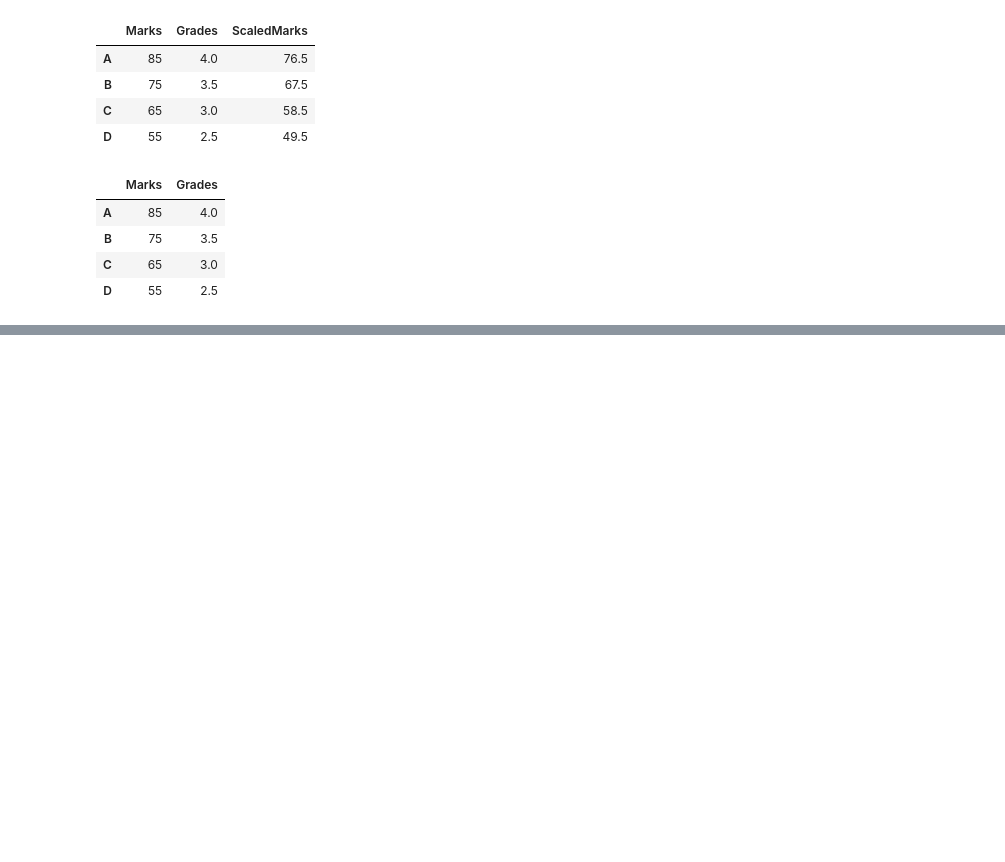
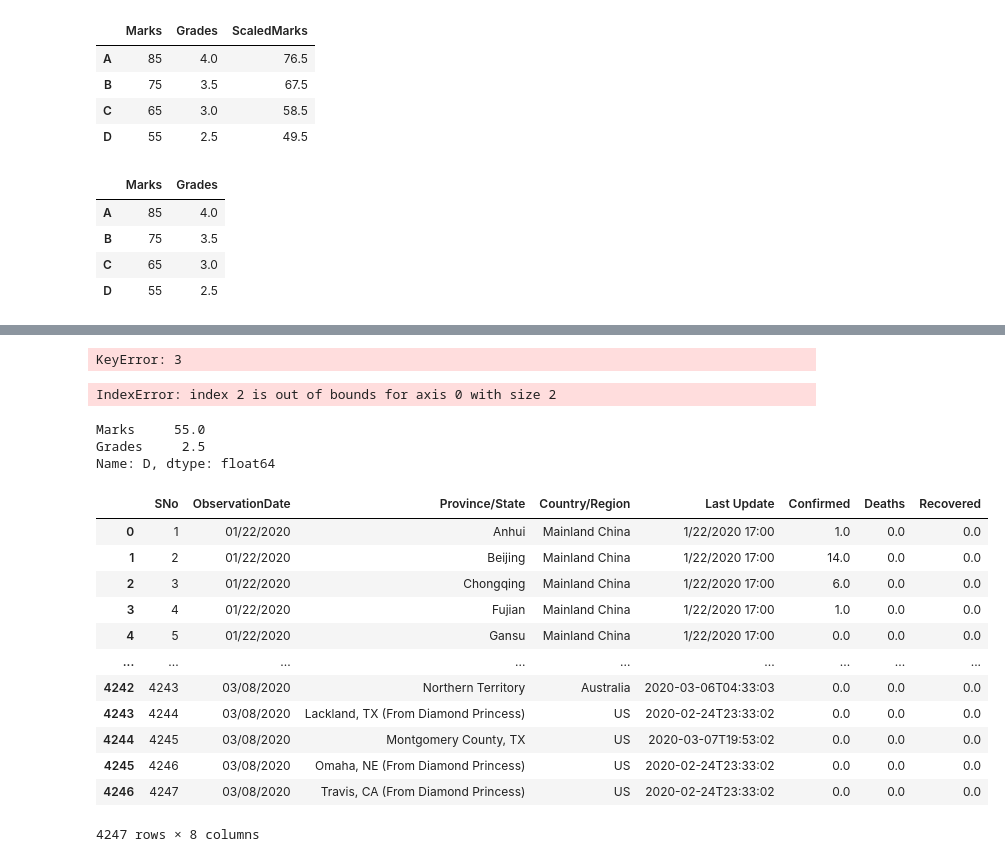
Before and after one commit to GabrielGMChaves/2024, a Jupyter notebook: January/Numpy.ipynb, the cells around one changed output, grey strips where cells are left out. Drawn from its saved outputs; the diff is of its cells as text; code cells hidden in the pictures; blank space fills up the shorter version.

```diff
--- a/January/Numpy.ipynb
+++ b/January/Numpy.ipynb
@@ -778,0 +904,14 @@ d
+# %%
+d.loc[3]
+# %% [output]
+KeyError: 3
+# %%
+d.iloc[3,2]
+# %% [output]
+IndexError: index 2 is out of bounds for axis 0 with size 2
+# %%
+d.iloc[3,:]
+# %% [output]
+Marks     55.0
+Grades     2.5
+Name: D, dtype: float64
@@ -778,0 +920,18 @@ d
+# %%
+df = pd.read_csv("C:/Users/bielz/OneDrive/Documentos/GitHub/2024/January/covid_19_data.csv")
+# %%
+df
+# %% [output]
+|  | SNo | ObservationDate | Province/State | Country/Region | Last Update | Confirmed | Deaths | Recovered |
+| 0 | 1 | 01/22/2020 | Anhui | Mainland China | 1/22/2020 17:00 | 1.0 | 0.0 | 0.0 |
+| 1 | 2 | 01/22/2020 | Beijing | Mainland China | 1/22/2020 17:00 | 14.0 | 0.0 | 0.0 |
+| 2 | 3 | 01/22/2020 | Chongqing | Mainland China | 1/22/2020 17:00 | 6.0 | 0.0 | 0.0 |
+| 3 | 4 | 01/22/2020 | Fujian | Mainland China | 1/22/2020 17:00 | 1.0 | 0.0 | 0.0 |
+| 4 | 5 | 01/22/2020 | Gansu | Mainland China | 1/22/2020 17:00 | 0.0 | 0.0 | 0.0 |
+| ... | ... | ... | ... | ... | ... | ... | ... | ... |
+| 4242 | 4243 | 03/08/2020 | Northern Territory | Australia | 2020-03-06T04:33:03 | 0.0 | 0.0 | 0.0 |
+| 4243 | 4244 | 03/08/2020 | Lackland, TX (From Diamond Princess) | US | 2020-02-24T23:33:02 | 0.0 | 0.0 | 0.0 |
+| 4244 | 4245 | 03/08/2020 | Montgomery County, TX | US | 2020-03-07T19:53:02 | 0.0 | 0.0 | 0.0 |
+| 4245 | 4246 | 03/08/2020 | Omaha, NE (From Diamond Princess) | US | 2020-02-24T23:33:02 | 0.0 | 0.0 | 0.0 |
+| 4246 | 4247 | 03/08/2020 | Travis, CA (From Diamond Princess) | US | 2020-02-24T23:33:02 | 0.0 | 0.0 | 0.0 |
+4247 rows × 8 columns
```
Also changed, not shown: parts of 54 cells of this notebook, 2 other files.
